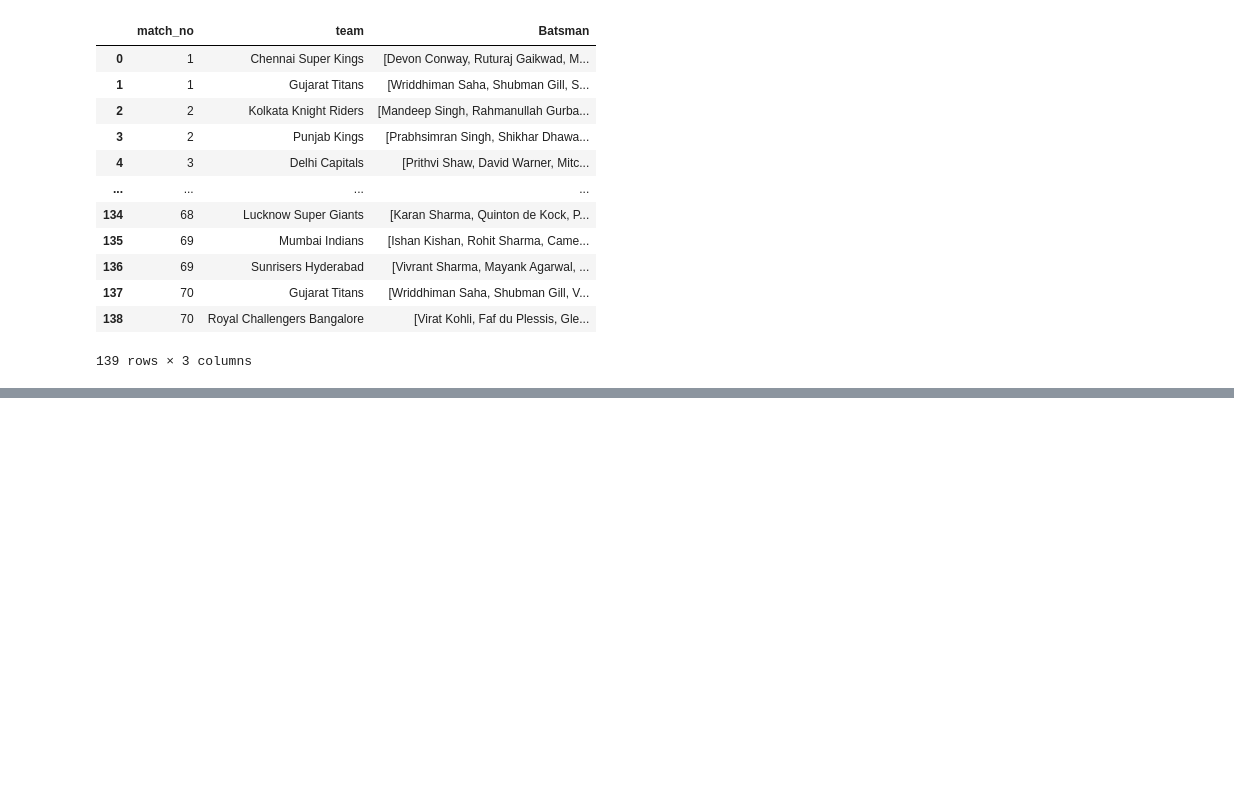
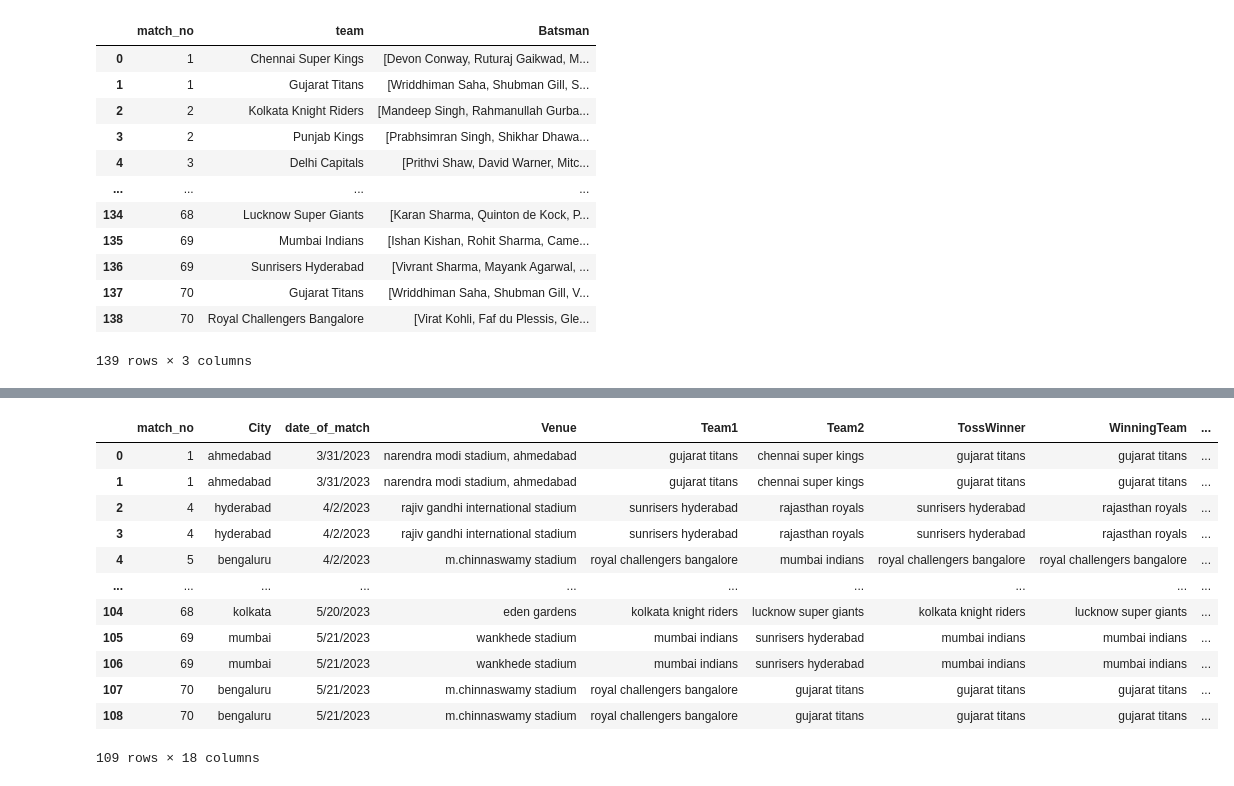
Before and after one commit to patrickevans29/ipl_prediction_model, a Jupyter notebook: notebooks/dataframe2023.ipynb, the cells around one changed output, grey strips where cells are left out. Drawn from its saved outputs; the diff is of its cells as text; code cells hidden in the pictures; blank space fills up the shorter version.

```diff
--- a/notebooks/dataframe2023.ipynb
+++ b/notebooks/dataframe2023.ipynb
@@ -647,0 +766,35 @@ grouped
+# %%
+# Créer des colonnes pour les joueurs de chaque équipe
+result_df['players_team1'] = ''
+result_df['players_team2'] = ''
+
+# Remplir les colonnes en fonction de l'équipe correspondante
+for index, row in result_df.iterrows():
+    if row['team'] == row['Team1']:
+        result_df.at[index, 'players_team1'] = row['players']
+    elif row['team'] == row['Team2']:
+        result_df.at[index, 'players_team2'] = row['players']
+    else:
+        print('Erreur: Équipe non reconnue')
+
+# Supprimer la colonne 'players' si nécessaire
+result_df.drop(['players'], axis=1, inplace=True)
+
+# Réinitialiser l'index si nécessaire
+result_df.reset_index(drop=True, inplace=True)
+# %%
+result_df
+# %% [output]
+|  | match_no | City | date_of_match | Venue | Team1 | Team2 | TossWinner | WinningTeam | ... |
+| 0 | 1 | ahmedabad | 3/31/2023 | narendra modi stadium, ahmedabad | gujarat titans | chennai super kings | gujarat titans | gujarat titans | ... |
+| 1 | 1 | ahmedabad | 3/31/2023 | narendra modi stadium, ahmedabad | gujarat titans | chennai super kings | gujarat titans | gujarat titans | ... |
+| 2 | 4 | hyderabad | 4/2/2023 | rajiv gandhi international stadium | sunrisers hyderabad | rajasthan royals | sunrisers hyderabad | rajasthan royals | ... |
+| 3 | 4 | hyderabad | 4/2/2023 | rajiv gandhi international stadium | sunrisers hyderabad | rajasthan royals | sunrisers hyderabad | rajasthan royals | ... |
+| 4 | 5 | bengaluru | 4/2/2023 | m.chinnaswamy stadium | royal challengers bangalore | mumbai indians | royal challengers bangalore | royal challengers bangalore | ... |
+| ... | ... | ... | ... | ... | ... | ... | ... | ... | ... |
+| 104 | 68 | kolkata | 5/20/2023 | eden gardens | kolkata knight riders | lucknow super giants | kolkata knight riders | lucknow super giants | ... |
+| 105 | 69 | mumbai | 5/21/2023 | wankhede stadium | mumbai indians | sunrisers hyderabad | mumbai indians | mumbai indians | ... |
+| 106 | 69 | mumbai | 5/21/2023 | wankhede stadium | mumbai indians | sunrisers hyderabad | mumbai indians | mumbai indians | ... |
+| 107 | 70 | bengaluru | 5/21/2023 | m.chinnaswamy stadium | royal challengers bangalore | gujarat titans | gujarat titans | gujarat titans | ... |
+| 108 | 70 | bengaluru | 5/21/2023 | m.chinnaswamy stadium | royal challengers bangalore | gujarat titans | gujarat titans | gujarat titans | ... |
+109 rows × 18 columns
```
Also changed, not shown: parts of 22 cells of this notebook.
